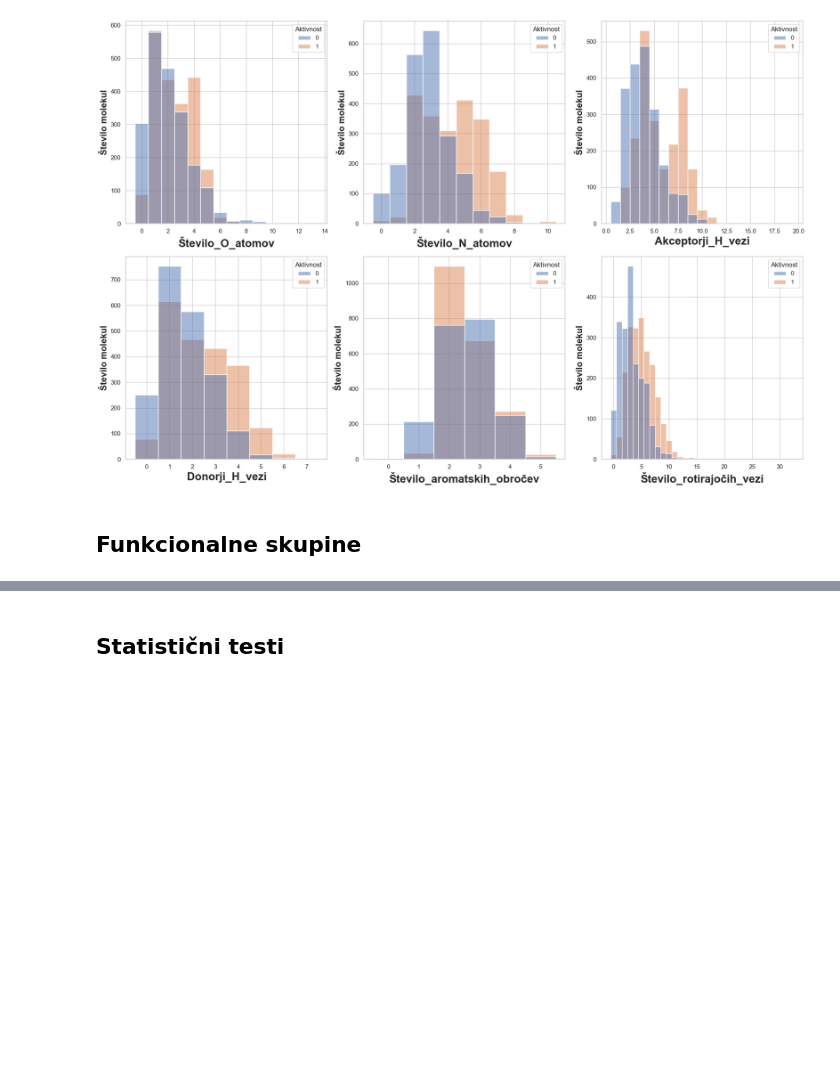
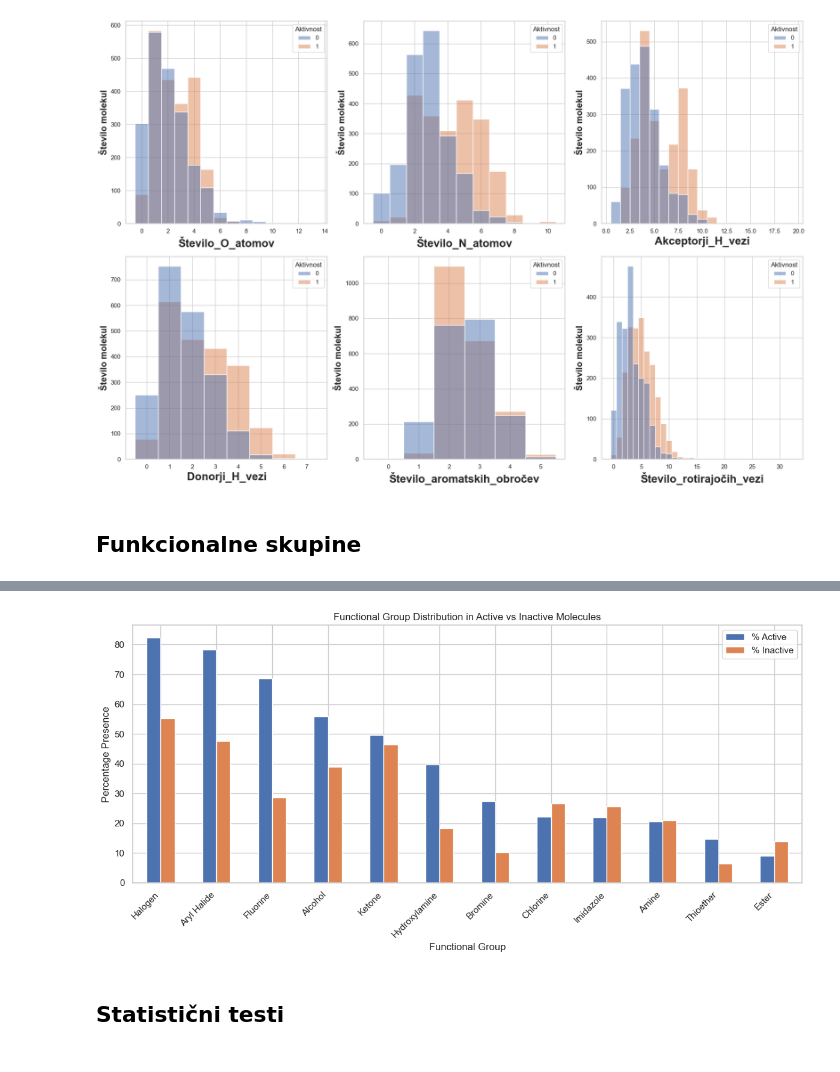
Before and after one commit to samo-n/ML-in-IDO1-drug-discovery, a Jupyter notebook: dir2/__1_3_analize_in_vizualizacije.ipynb, the cells around one changed output, grey strips where cells are left out. Cells and saved outputs as stored; diff of their text form; code cells hidden in the pictures; blank space fills up the shorter version.

```diff
--- a/dir2/__1_3_analize_in_vizualizacije.ipynb
+++ b/dir2/__1_3_analize_in_vizualizacije.ipynb
@@ -725,3 +751,34 @@ functional_group_comparison
+# %%
+import matplotlib.pyplot as plt
+
+# Ensure that the percentage columns are numeric
+functional_group_comparison['% of Active Molecules'] = pd.to_numeric(functional_group_comparison['% of Active Molecules'], errors='coerce')
+functional_group_comparison['% of Inactive Molecules'] = pd.to_numeric(functional_group_comparison['% of Inactive Molecules'], errors='coerce')
+
+# Drop any rows where either percentage is NaN (in case of missing or non-numeric data)
+functional_group_comparison.dropna(subset=['% of Active Molecules', '% of Inactive Molecules'], inplace=True)
+
+# Add a column for total percentage (sum of active and inactive percentages)
+functional_group_comparison['Total Percentage'] = functional_group_comparison['% of Active Molecules'] + functional_group_comparison['% of Inactive Molecules']
+
+# Filter the DataFrame to keep only the rows where the total percentage is above 20%
+filtered_df = functional_group_comparison[functional_group_comparison['Total Percentage'] > 20]
+
+# Check if there are any rows left after filtering
+if not filtered_df.empty:
+    # Plotting
+    filtered_df[['% of Active Molecules', '% of Inactive Molecules']].set_index(filtered_df['Functional Group']).plot(kind='bar', figsize=(12,6))
+    plt.title("Functional Group Distribution in Active vs Inactive Molecules")
+    plt.xlabel("Functional Group")
+    plt.ylabel("Percentage Presence")
+    plt.legend(["% Active", "% Inactive"])
+    plt.xticks(rotation=45, ha="right")
+    plt.tight_layout()
+    plt.show()
+else:
+    print("No functional groups with a total percentage above 20%.")
+# %% [output]
+[figure, added]
 # %% [markdown]
 ##
 ## Statistični testi
```
Also changed, not shown: parts of 1 cell of this notebook, 1 other file.
